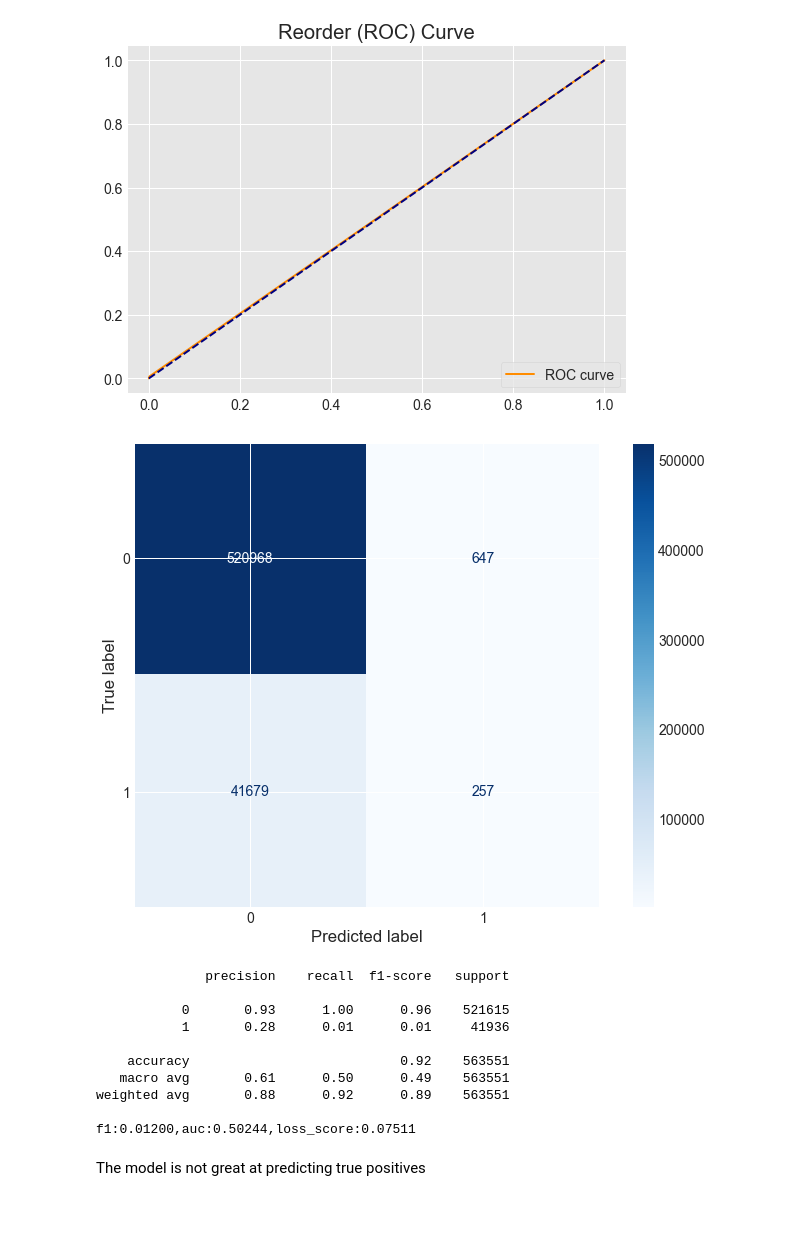
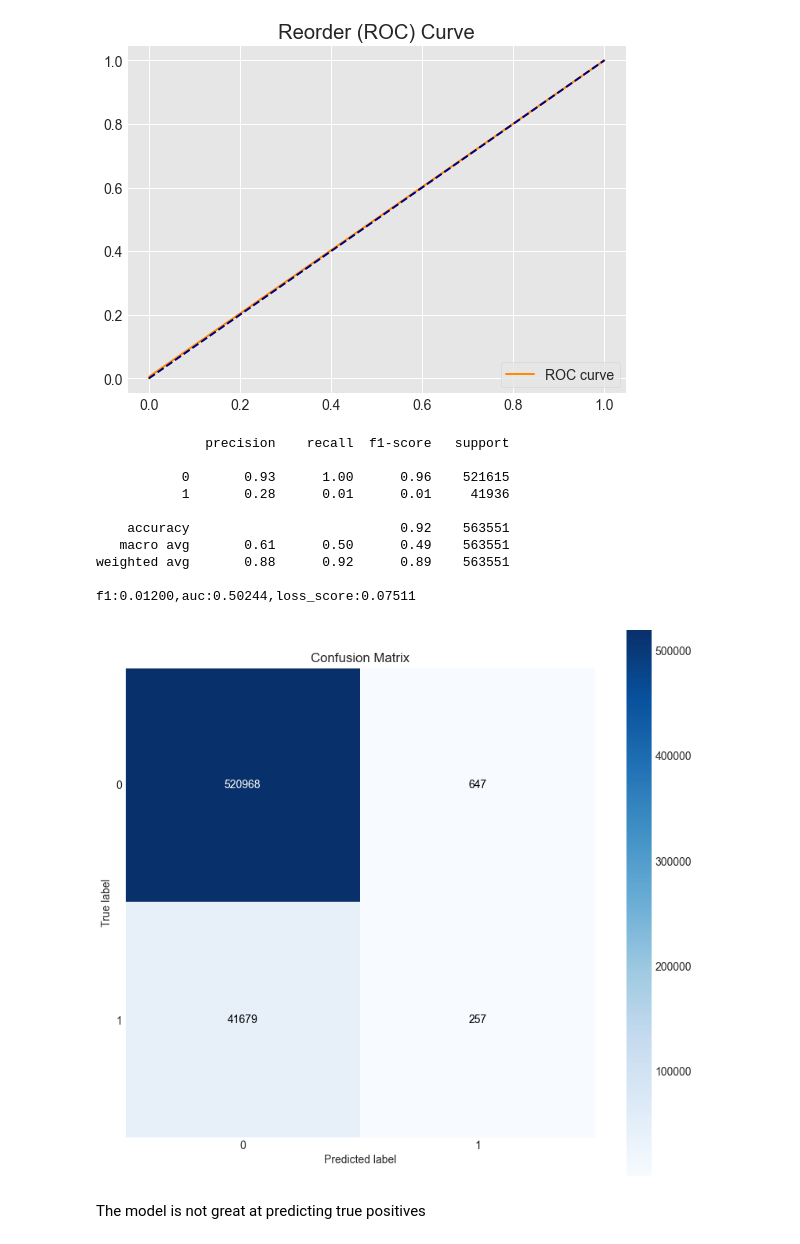
Before and after one commit to tchen052/Instacart-Market-Basket-Analysis, a Jupyter notebook: ipynb/models/log model testing.ipynb, the cells around one changed output. Drawn from its saved outputs; the diff is of its cells as text; code cells hidden in the pictures; blank space fills up the shorter version.

```diff
--- a/ipynb/models/log model testing.ipynb
+++ b/ipynb/models/log model testing.ipynb
@@ -29,17 +30,12 @@ def gen_auc_viz(fpr, tpr, threshold):
     plt.legend(loc="lower right")
     plt.show();
 # %%
-def plot_cm(classifier,
-             X_var,
-             y_var,
-             pred_var,
-             cmap=plt.cm.Blues,
-             title='Confusion matrix'):
+def plot_cm(y_true, y_pred):
 
-    plot_confusion_matrix(classifier, X_test, y_test, cmap=plt.cm.Blues)
-    plt.show()
-
-    cm = pd.DataFrame(metrics.confusion_matrix(y_true=y_var, y_pred=pred_var))
+    skplt.metrics.plot_confusion_matrix(
+        y_true,
+        y_pred,
+        figsize=(8,,8))
 
 #     tn = cm.iloc[0,0]
 #     fn = cm.iloc[1,0]
@@ -452,26 +450,26 @@ gen_auc_viz(fpr, tpr, thresholds)
 # %% [output]
 [figure]
 # %%
-plot_cm(logreg, X_test, y_test, y_pred)
+plot_cm(y_test, y_pred)
 
 f1=f1_score(y_test,y_pred)
 brier=brier_score_loss(y_test,y_pred)
 auc=roc_auc_score(y_test,y_pred)
 
 print(classification_report(y_test,y_pred))
 print(f"f1:{f1:.5f},auc:{auc:.5f},loss_score:{brier:.5f}")
 # %% [output]
+              precision    recall  f1-score   support
+
+           0       0.93      1.00      0.96    521615
+           1       0.28      0.01      0.01     41936
+
+    accuracy                           0.92    563551
+   macro avg       0.61      0.50      0.49    563551
+weighted avg       0.88      0.92      0.89    563551
+
+f1:0.01200,auc:0.50244,loss_score:0.07511
-[figure, old version]
+[figure, new version]
-              precision    recall  f1-score   support
-
-           0       0.93      1.00      0.96    521615
-           1       0.28      0.01      0.01     41936
-
-    accuracy                           0.92    563551
-   macro avg       0.61      0.50      0.49    563551
-weighted avg       0.88      0.92      0.89    563551
-
-f1:0.01200,auc:0.50244,loss_score:0.07511
 # %% [markdown]
 The model is not great at predicting true positives
 # %% [markdown]
```
Also changed, not shown: parts of 26 cells of this notebook, 2 other files.
